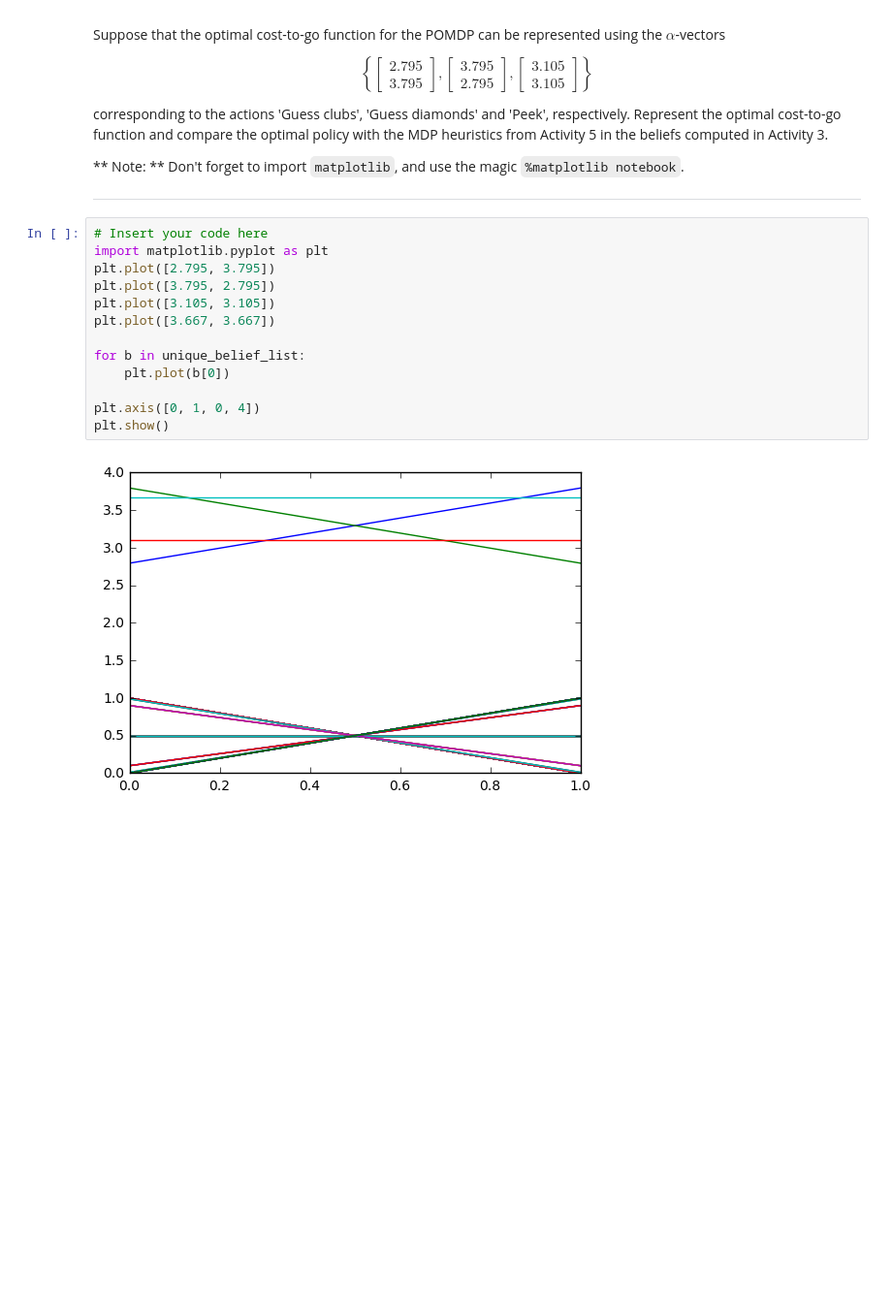
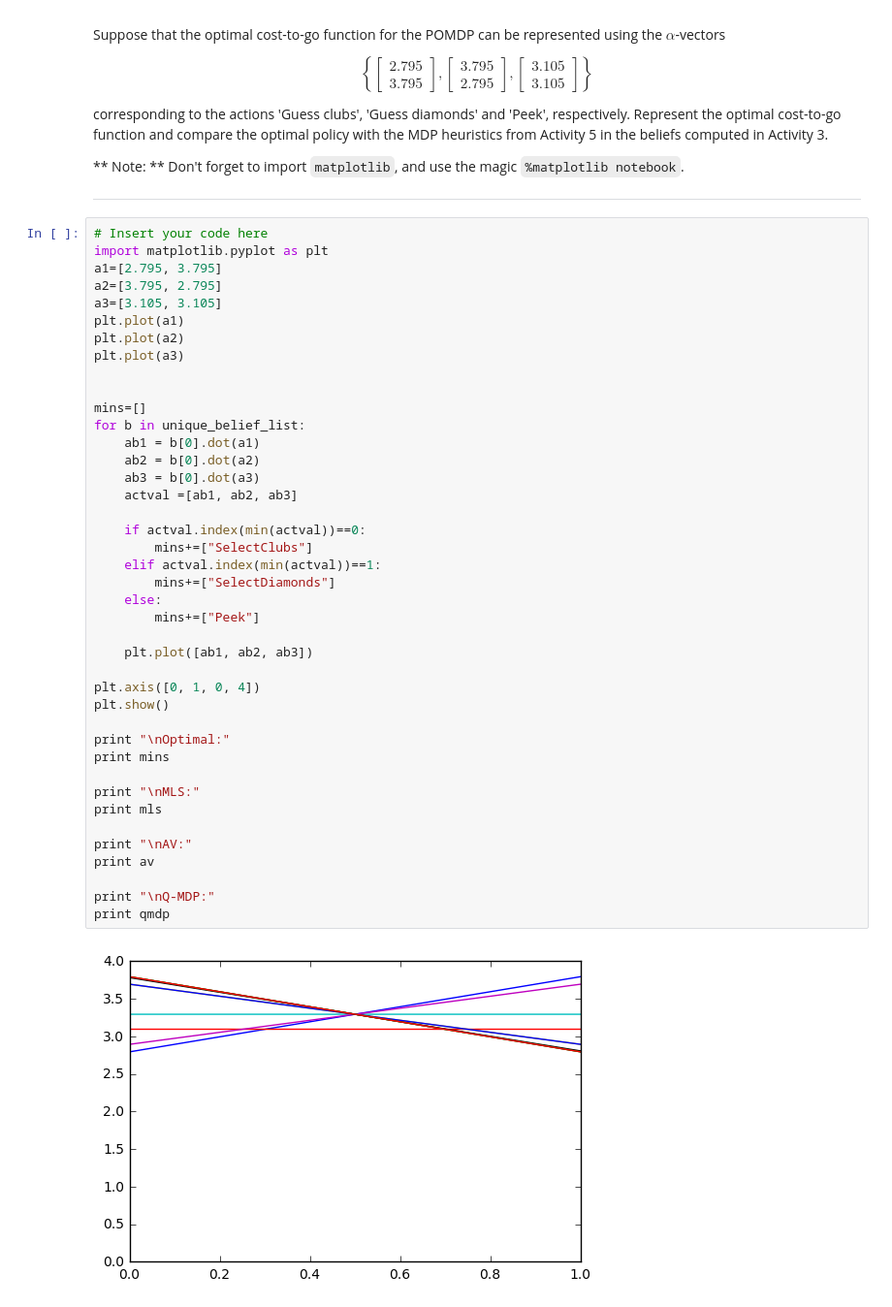
Before and after one commit to fernandolica/ADI, a Jupyter notebook: Lab4/lab-4.ipynb, the cells around one changed output. Shown at 97% size. Saved outputs shown, nothing was run; the diff lists cells and outputs as text; blank space fills up the shorter version.

```diff
--- a/Lab4/lab-4.ipynb
+++ b/Lab4/lab-4.ipynb
@@ -521,15 +525,43 @@ corresponding to the actions 'Guess clubs', 'Guess diamonds' and 'Peek', respect
 # %%
 # Insert your code here
 import matplotlib.pyplot as plt
-plt.plot([2.795, 3.795])
-plt.plot([3.795, 2.795])
-plt.plot([3.105, 3.105])
-plt.plot([3.667, 3.667])
+a1=[2.795, 3.795]
+a2=[3.795, 2.795]
+a3=[3.105, 3.105]
+plt.plot(a1)
+plt.plot(a2)
+plt.plot(a3)
 
+
+mins=[]
 for b in unique_belief_list:
-    plt.plot(b[0])
+    ab1 = b[0].dot(a1)
+    ab2 = b[0].dot(a2)
+    ab3 = b[0].dot(a3)
+    actval =[ab1, ab2, ab3]
+
+    if actval.index(min(actval))==0:
+        mins+=["SelectClubs"]
+    elif actval.index(min(actval))==1:
+        mins+=["SelectDiamonds"]
+    else:
+        mins+=["Peek"]
+
+    plt.plot([ab1, ab2, ab3])
 
 plt.axis([0, 1, 0, 4])
 plt.show()
+
+print "\nOptimal:"
+print mins
+
+print "\nMLS:"
+print mls
+
+print "\nAV:"
+print av
+
+print "\nQ-MDP:"
+print qmdp
 # %% [output]
-[figure, old version]
+[figure, new version]
```
Also changed, not shown: parts of 12 cells of this notebook.
